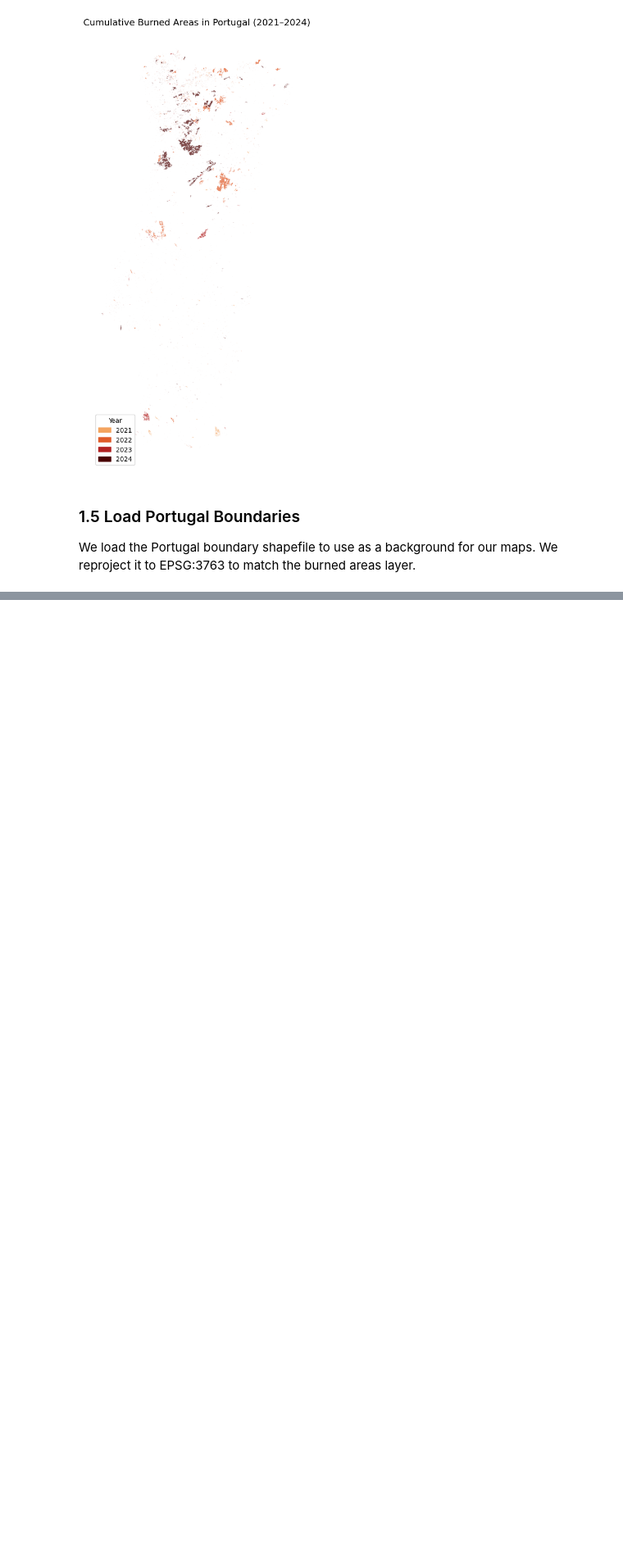
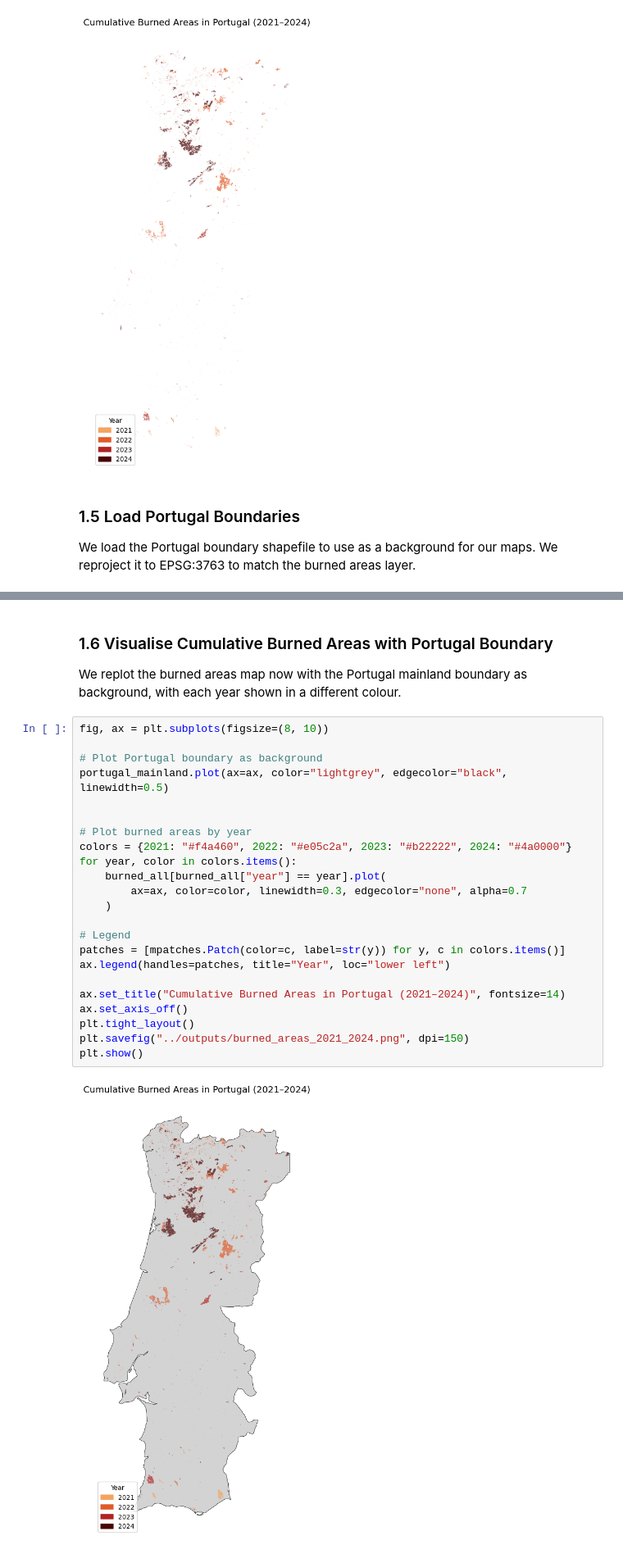
Before and after one commit to martarpdias/wildfires-portugal-smartcities, a Jupyter notebook: notebooks/01_risk_model.ipynb, the cells around one changed output, grey strips where cells are left out. Shown at 82% size. Cells and saved outputs as stored; diff of their text form; blank space fills up the shorter version.

Commit message:
burned areas outputs

```diff
--- a/notebooks/01_risk_model.ipynb
+++ b/notebooks/01_risk_model.ipynb
@@ -128,0 +135,29 @@ EPSG:3763
+# %% [markdown]
+### 1.6 Visualise Cumulative Burned Areas with Portugal Boundary
+We replot the burned areas map now with the Portugal mainland boundary
+as background, with each year shown in a different colour.
+# %%
+fig, ax = plt.subplots(figsize=(8, 10))
+
+# Plot Portugal boundary as background
+portugal_mainland.plot(ax=ax, color="lightgrey", edgecolor="black", linewidth=0.5)
+
+
+# Plot burned areas by year
+colors = {2021: "#f4a460", 2022: "#e05c2a", 2023: "#b22222", 2024: "#4a0000"}
+for year, color in colors.items():
+    burned_all[burned_all["year"] == year].plot(
+        ax=ax, color=color, linewidth=0.3, edgecolor="none", alpha=0.7
+    )
+
+# Legend
+patches = [mpatches.Patch(color=c, label=str(y)) for y, c in colors.items()]
+ax.legend(handles=patches, title="Year", loc="lower left")
+
+ax.set_title("Cumulative Burned Areas in Portugal (2021–2024)", fontsize=14)
+ax.set_axis_off()
+plt.tight_layout()
+plt.savefig("../outputs/burned_areas_2021_2024.png", dpi=150)
+plt.show()
+# %% [output]
+[figure, added]
```
Also changed, not shown: parts of 7 cells of this notebook, 3 other files.
